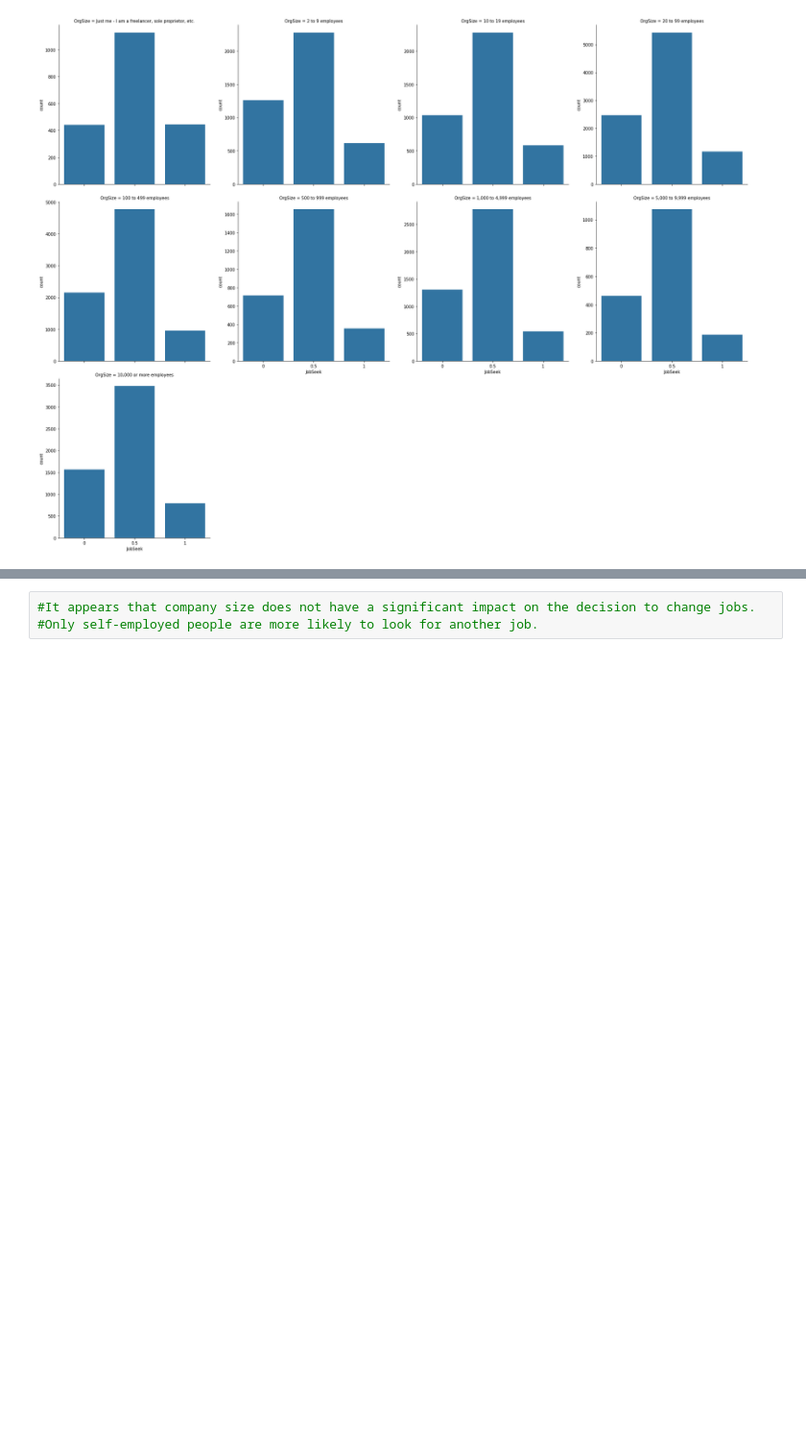
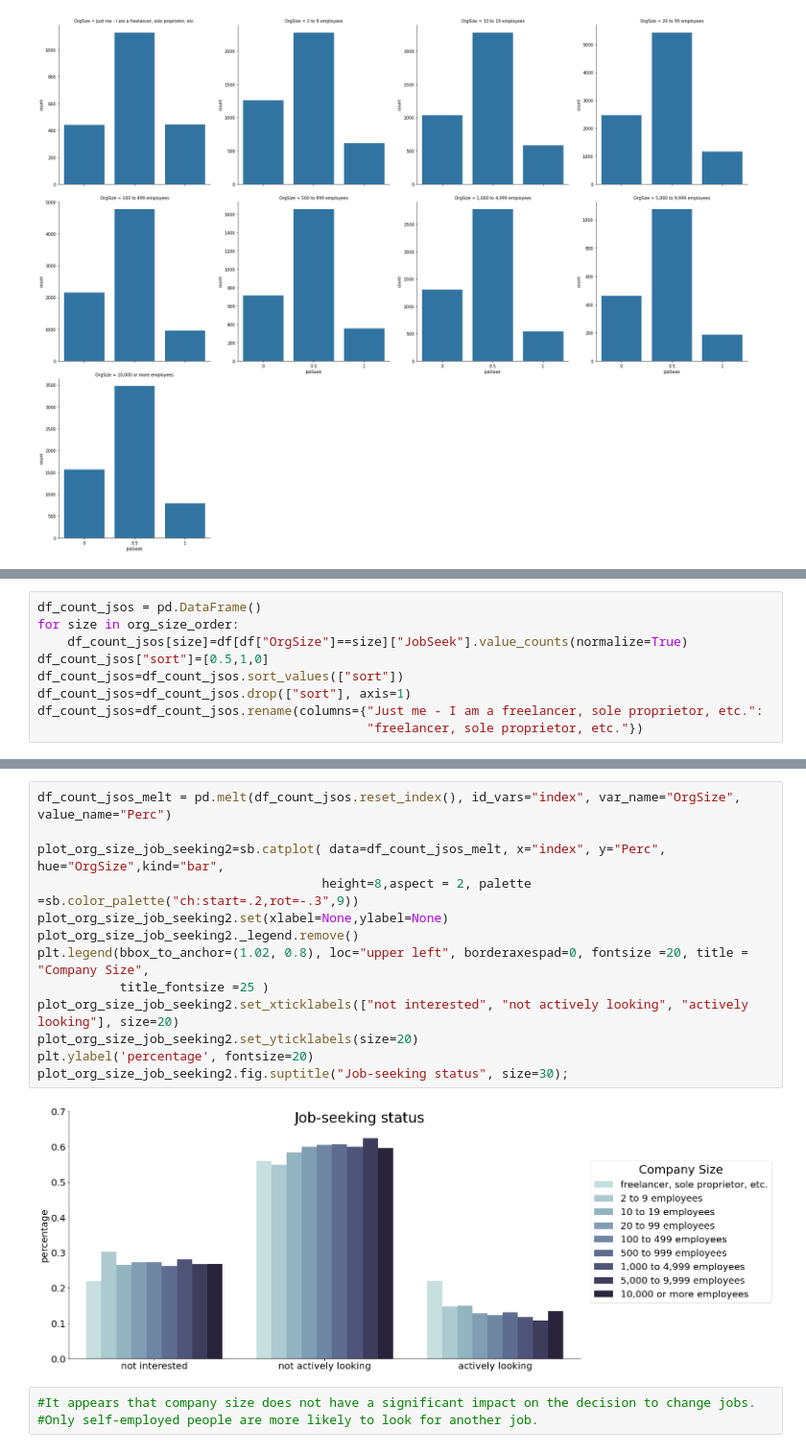
Before and after one commit to msenser/stackoverflow_project, a Jupyter notebook: JobSeekingStatus.ipynb, the cells around one changed output, grey strips where cells are left out. Shown at 96% size. Cells and saved outputs as stored; diff of their text form; blank space fills up the shorter version.

```diff
--- a/JobSeekingStatus.ipynb
+++ b/JobSeekingStatus.ipynb
@@ -125,0 +103,9 @@ plt.xticks(rotation=90);
+# %%
+df_count_jsos = pd.DataFrame()
+for size in org_size_order:
+    df_count_jsos[size]=df[df["OrgSize"]==size]["JobSeek"].value_counts(normalize=True)
+df_count_jsos["sort"]=[0.5,1,0]
+df_count_jsos=df_count_jsos.sort_values(["sort"])
+df_count_jsos=df_count_jsos.drop(["sort"], axis=1)
+df_count_jsos=df_count_jsos.rename(columns={"Just me - I am a freelancer, sole proprietor, etc.":
+                                            "freelancer, sole proprietor, etc."})
@@ -126,3 +119,18 @@ plt.xticks(rotation=90);
+# %%
+df_count_jsos_melt = pd.melt(df_count_jsos.reset_index(), id_vars="index", var_name="OrgSize", value_name="Perc")
+
+plot_org_size_job_seeking2=sb.catplot( data=df_count_jsos_melt, x="index", y="Perc", hue="OrgSize",kind="bar",
+                                      height=8,aspect = 2, palette =sb.color_palette("ch:start=.2,rot=-.3",9))
+plot_org_size_job_seeking2.set(xlabel=None,ylabel=None)
+plot_org_size_job_seeking2._legend.remove()
+plt.legend(bbox_to_anchor=(1.02, 0.8), loc="upper left", borderaxespad=0, fontsize =20, title = "Company Size",
+           title_fontsize =25 )
+plot_org_size_job_seeking2.set_xticklabels(["not interested", "not actively looking", "actively looking"], size=20)
+plot_org_size_job_seeking2.set_yticklabels(size=20)
+plt.ylabel('percentage', fontsize=20)
+plot_org_size_job_seeking2.fig.suptitle("Job-seeking status", size=30);
+# %% [output]
+[figure, added]
 # %%
 #It appears that company size does not have a significant impact on the decision to change jobs.
 #Only self-employed people are more likely to look for another job.
```
Also changed, not shown: parts of 10 cells of this notebook, 2 other files.
